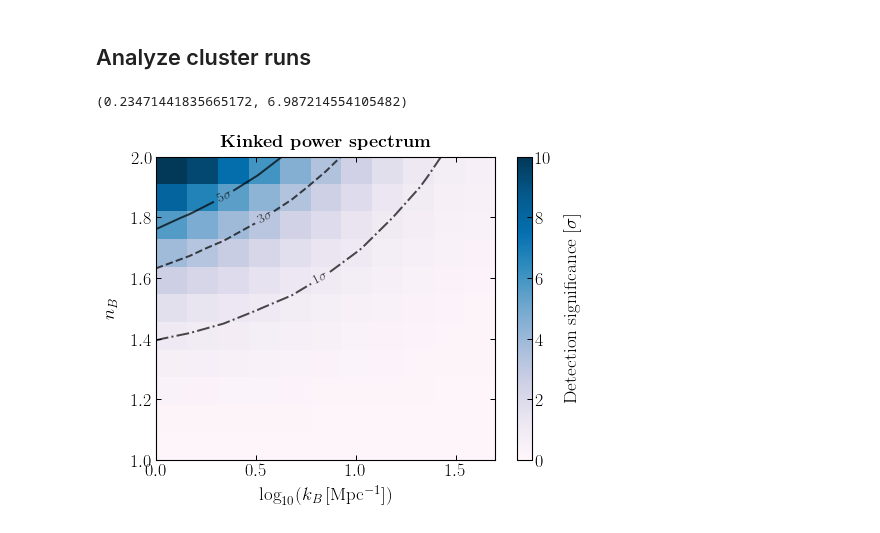
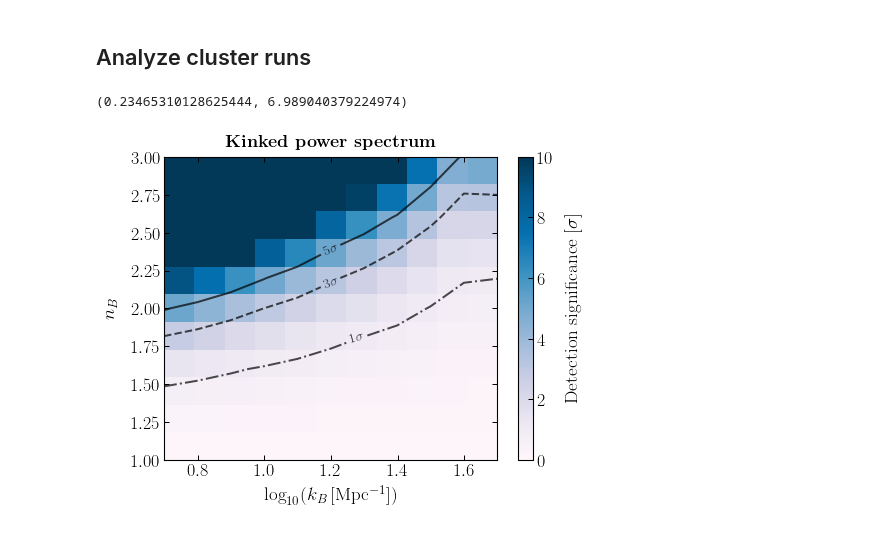
Before and after one commit to smsharma/astrometry-lensing-correlations, a Jupyter notebook: theory/notebooks/08_kink_pipeline.ipynb, the cells around one changed output. Drawn from its saved outputs; the diff is of its cells as text; code cells hidden in the pictures.

```diff
--- a/theory/notebooks/08_kink_pipeline.ipynb
+++ b/theory/notebooks/08_kink_pipeline.ipynb
@@ -205,15 +205,15 @@ def get_sens(Cl_ary, sigma_mu=1., N_q=1e8):
     fDM = Parameter('fDM', fDM_base ,dfDM_base ,None, True, p, m,
                     None, None, '$\\f_\mathrm{DM}$' )
 
-    parameters = [Cl_ary_fid, None, 1, 2000, fDM]
-    observation = AstrometryObservation(fsky=1, sigma_mu=sigma_mu, sigma_alpha=None, N_q_mu=N_q, l_min_mu=10, l_max_mu=2000, l_min_alpha=2, l_max_alpha=2000)
+    parameters = [Cl_ary_fid, None, 1, 10000, fDM]
+    observation = AstrometryObservation(fsky=1, sigma_mu=sigma_mu, sigma_alpha=None, N_q_mu=N_q, l_min_mu=10, l_max_mu=10000, l_min_alpha=2, l_max_alpha=10000)
 
     fshr = FisherForecast(parameters, observation)
     lim = 1.64*np.sqrt(np.linalg.inv(fshr.fshr_cls + fshr.fshr_prior)[0,0])
     baseline_sig = fDM_base/fshr.pars_vary[0].sigma
     return lim, baseline_sig
 
-def get_sens_with_alpha(Cl_ary, Cl_ary_accel, f_sky=0.05, sigma_mu=1., N_q_mu=1e8, sigma_alpha=10, N_q_alpha=1e12, l_min_mu=10, l_max_mu=2000, l_min_alpha=50, l_max_alpha=10000, l_max=10000):
+def get_sens_with_alpha(Cl_ary, Cl_ary_accel, f_sky=0.05, sigma_mu=10000., N_q_mu=1e8, sigma_alpha=1, N_q_alpha=1e12, l_min_mu=10, l_max_mu=2000, l_min_alpha=50, l_max_alpha=10000, l_max=10000):
 
     fDM_base = 1
     dfDM_base = 0.1
@@ -244,10 +244,10 @@ def get_sens_with_alpha(Cl_ary, Cl_ary_accel, f_sky=0.05, sigma_mu=1., N_q_mu=1e
 # %%
 get_sens_with_alpha(C_l_mu_new, C_l_alpha_new, l_max=10000)
 # %% [output]
-(0.23471441835665172, 6.987214554105482)
+(0.23465310128625444, 6.989040379224974)
 # %%
-n_B_ary = np.linspace(1, 2, 11)
-k_B_ary = np.logspace(np.log10(1), np.log10(50), 11)
+n_B_ary = np.linspace(1, 3, 11)
+k_B_ary = np.logspace(np.log10(5), np.log10(50), 11)
 
 sens_ary = np.zeros((len(n_B_ary), len(k_B_ary)))
 
@@ -258,32 +258,32 @@ for i_n_B, n_B in enumerate((tqdm(n_B_ary))):
 # %%
 mpl.rcParams['figure.figsize'] = 7, 5.5
 
 levels = [1,3,5]
 # levels = [0.1,0.2,5]
 
 X, Y = np.meshgrid(np.log10(k_B_ary), n_B_ary)
 
 fig, ax = plt.subplots()
 
 CS = ax.contour(X, Y, sens_ary, levels = levels, linestyles=['-.','--','-'], colors='k', linewidths=2, alpha=0.7)
 
 fmt = {}
 strs = ['1$\sigma$', '3$\sigma$', '5$\sigma$']
 for l, s in zip(CS.levels, strs):
     fmt[l] = s
 
-im = ax.imshow(sens_ary,cmap = 'PuBu', aspect='auto', origin='lower', extent=[0,np.log10(50),1,2], vmin=0, vmax=10)
+im = ax.imshow(sens_ary,cmap = 'PuBu', aspect='auto', origin='lower', extent=[np.log10(5),np.log10(50),1,3], vmin=0, vmax=10)
 
 ax.clabel(CS, fmt=fmt,inline=1, fontsize=14)
 
 ax.set_xlabel("$\log_{10}(k_B\,\mathrm{[Mpc^{-1}]})$")
 ax.set_ylabel("$n_B$")
 ax.set_title('\\textbf{Kinked power spectrum}', fontsize=18)
 
 cbar = fig.colorbar(im)
 cbar.set_label('Detection significance [$\sigma$]')
 
 plt.tight_layout()
-plt.savefig(plots_dir + "kink_PS_sig.pdf")
+# plt.savefig(plots_dir + "kink_PS_sig.pdf")
 # %% [output]
-[figure, old version]
+[figure, new version]
```
Also changed, not shown: parts of 3 cells of this notebook, 1 other file.
